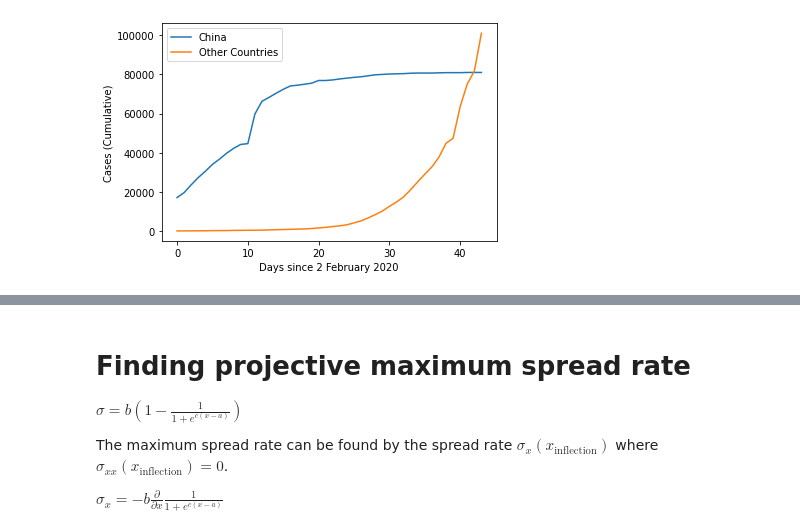
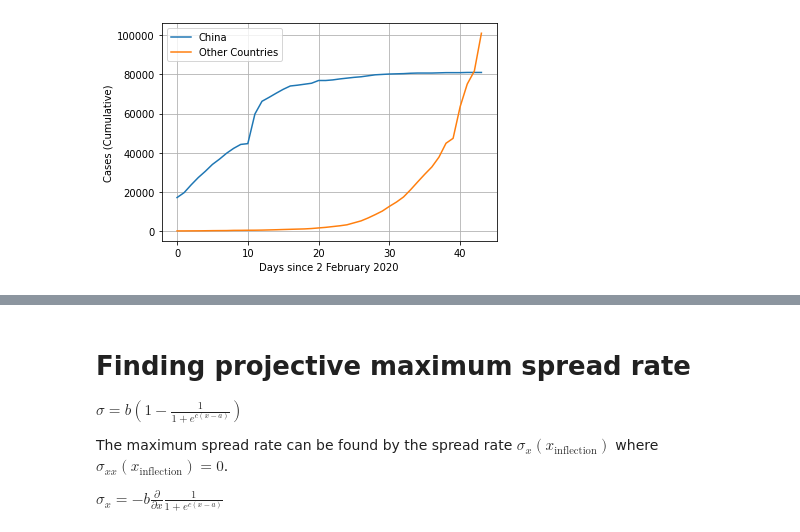
Before and after one commit to hinsley/colabs, a Jupyter notebook: Coronavirus_Projections.ipynb, the cells around one changed output, grey strips where cells are left out. Saved outputs shown, nothing was run; the diff lists cells and outputs as text; code cells hidden in the pictures.

```diff
--- a/Coronavirus_Projections.ipynb
+++ b/Coronavirus_Projections.ipynb
@@ -116,14 +116,15 @@ from matplotlib import pyplot as plt
 # %%
 plt.plot(cases_china, label="China")
 plt.plot(cases_not_china, label="Other Countries")
 
+plt.grid()
 plt.xlabel("Days since 2 February 2020")
 plt.ylabel("Cases (Cumulative)")
 plt.legend()
 
 plt.show()
 # %% [output]
-[figure, old version]
+[figure, new version]
 # %%
 from scipy.optimize import curve_fit
 
```
Also changed, not shown: parts of 2 cells of this notebook.
